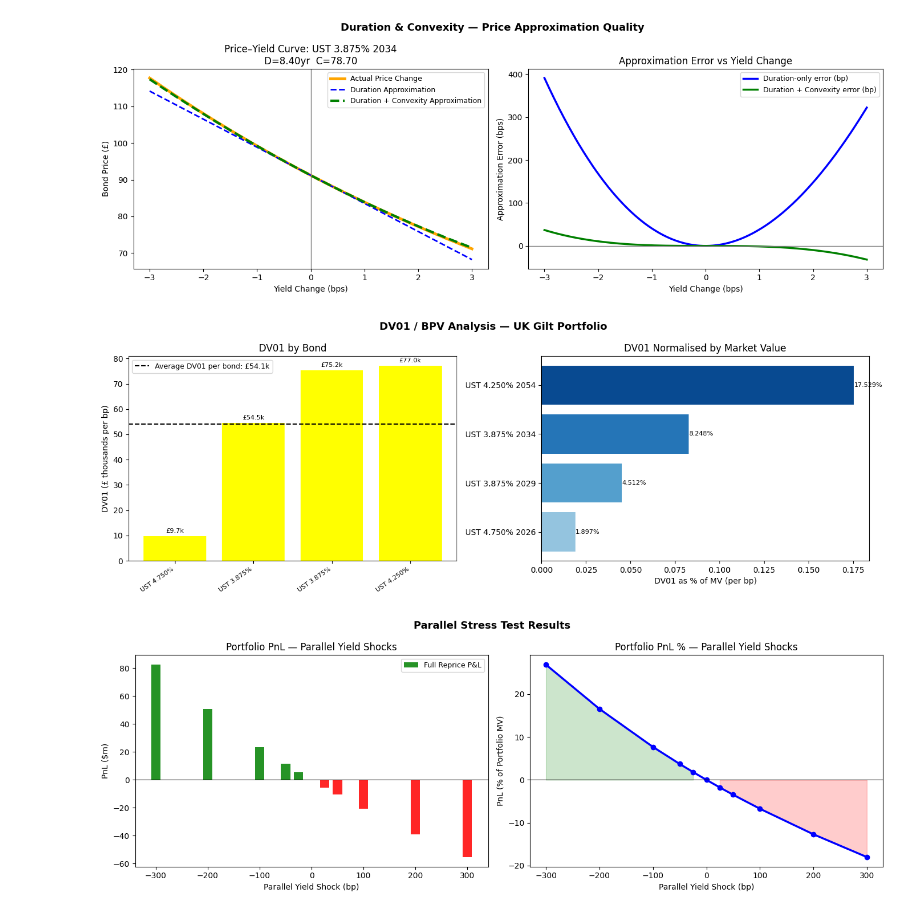
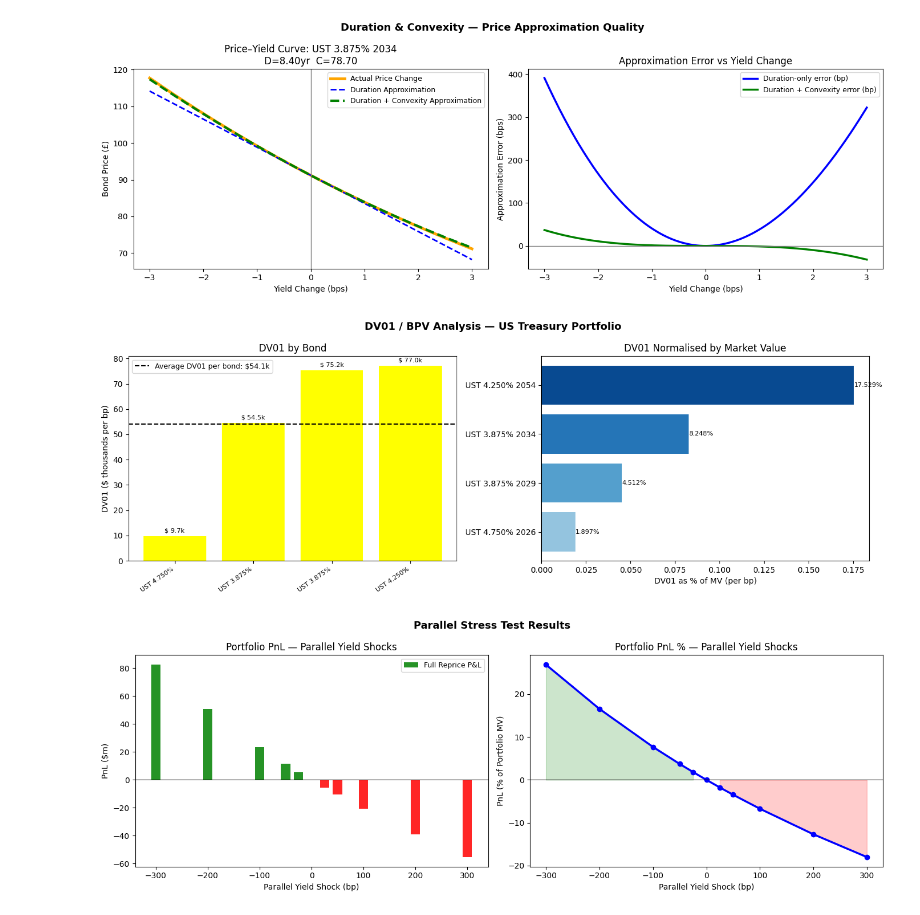
Before and after one commit to sbaijal/Yield-Curve-Modeling, a Jupyter notebook: notebooks/yield-curve-risk-management.ipynb, the cells around one changed output. Drawn from its saved outputs; the diff is of its cells as text; code cells hidden in the pictures.

```diff
--- a/notebooks/yield-curve-risk-management.ipynb
+++ b/notebooks/yield-curve-risk-management.ipynb
@@ -164,37 +164,37 @@ plt.show()
 # %%
 fig, axes = plt.subplots(1, 2, figsize=(14, 5))
 
 ax = axes[0]
 colors = ['yellow' if d>0 else 'red' for d in portfolio_df['DV01 ($)']]
 bars = ax.bar(range(len(portfolio_df)), portfolio_df['DV01 ($)']/1000, color=colors)
 ax.set_xticks(range(len(portfolio_df)))
 ax.set_xticklabels(portfolio_df['Bond'], rotation=45, ha='right')
 ax.set_xticklabels([b.split()[0]+' '+b.split()[1] for b in portfolio_df['Bond']],
                     rotation=35, ha='right', fontsize=8)
-ax.set_ylabel('DV01 (£ thousands per bp)')
+ax.set_ylabel('DV01 ($ thousands per bp)')
 ax.set_title('DV01 by Bond')
 for bar, val in zip(bars, portfolio_df['DV01 ($)']):
     ax.text(bar.get_x() + bar.get_width()/2, bar.get_height() + 1.5,
-            f'£{val/1000:.1f}k', ha='center', fontsize=8)
+            f'$ {val/1000:.1f}k', ha='center', fontsize=8)
 
 total_dv01 = portfolio_df['DV01 ($)'].sum()
 ax.axhline(total_dv01/len(portfolio_df)/1000, color='black', ls='--', lw=1.5,
-           label=f'Average DV01 per bond: £{total_dv01/len(portfolio_df)/1000:.1f}k')
+           label=f'Average DV01 per bond: ${total_dv01/len(portfolio_df)/1000:.1f}k')
 ax.legend(fontsize=9)
 
 ax = axes[1]
 dv01_pct = portfolio_df['DV01 ($)'] / (portfolio_df['Price ($)']) * 100  # % per bp
 ax.barh(portfolio_df['Bond'], dv01_pct, color=plt.cm.Blues(np.linspace(0.4, 0.9, len(portfolio_df))))
 ax.set_xlabel('DV01 as % of MV (per bp)')
 ax.set_title('DV01 Normalised by Market Value')
 for i, v in enumerate(dv01_pct):
     ax.text(v + 0.0002, i, f'{v*100:.3f}%', va='center', fontsize=8)
 
-plt.suptitle('DV01 / BPV Analysis — UK Gilt Portfolio', fontsize=13, fontweight='bold')
+plt.suptitle('DV01 / BPV Analysis — US Treasury Portfolio', fontsize=13, fontweight='bold')
 plt.tight_layout()
 plt.show()
 # %% [output]
-[figure, old version]
+[figure, new version]
 # %%
 shocks_bp = [-300, -200, -100, -50, -25, 0, 25, 50, 100, 200, 300]
 
```
Also changed, not shown: parts of 3 cells of this notebook, 8 other files.
